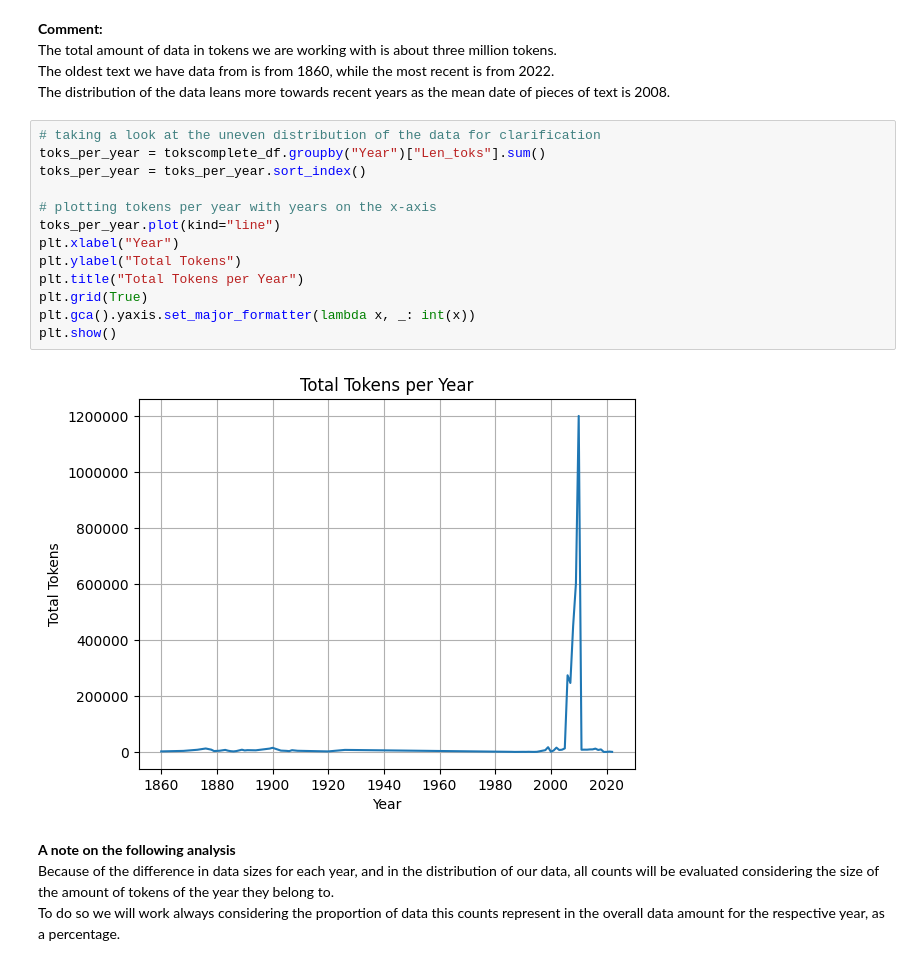
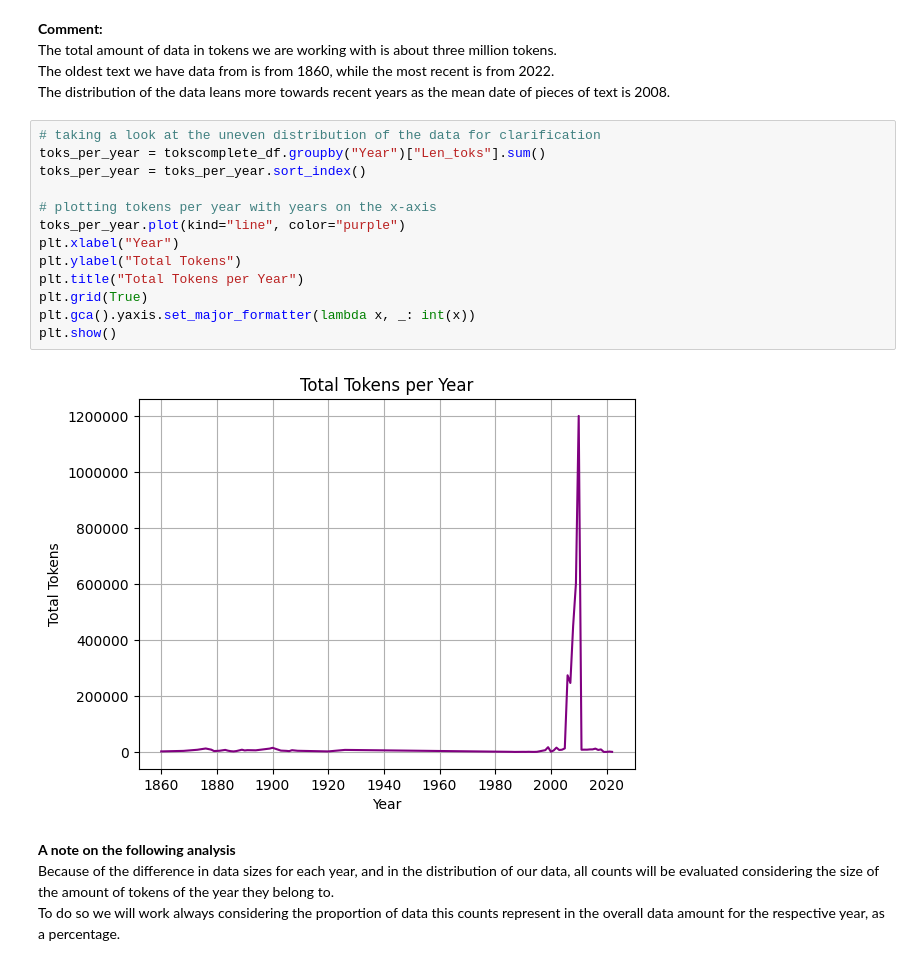
Before and after one commit to Data-Science-for-Linguists-2025/Linguistic-Markers-Catalan-Substitution, a Jupyter notebook: Analysis-1-LowLevel.ipynb, the cells around one changed output. Saved outputs shown, nothing was run; the diff lists cells and outputs as text.

```diff
--- a/Analysis-1-LowLevel.ipynb
+++ b/Analysis-1-LowLevel.ipynb
@@ -59,18 +59,18 @@ The distribution of the data leans more towards recent years as the mean date of
 # %%
 # taking a look at the uneven distribution of the data for clarification
 toks_per_year = tokscomplete_df.groupby("Year")["Len_toks"].sum()
 toks_per_year = toks_per_year.sort_index()
 
 # plotting tokens per year with years on the x-axis
-toks_per_year.plot(kind="line")
+toks_per_year.plot(kind="line", color="purple")
 plt.xlabel("Year")
 plt.ylabel("Total Tokens")
 plt.title("Total Tokens per Year")
 plt.grid(True)
 plt.gca().yaxis.set_major_formatter(lambda x, _: int(x))
 plt.show()
 # %% [output]
-[figure, old version]
+[figure, new version]
 # %% [markdown]
 **A note on the following analysis**\
 Because of the difference in data sizes for each year, and in the distribution of our data, all counts will be evaluated considering the size of the amount of tokens of the year they belong to.\
```
Also changed, not shown: parts of 22 cells of this notebook.
